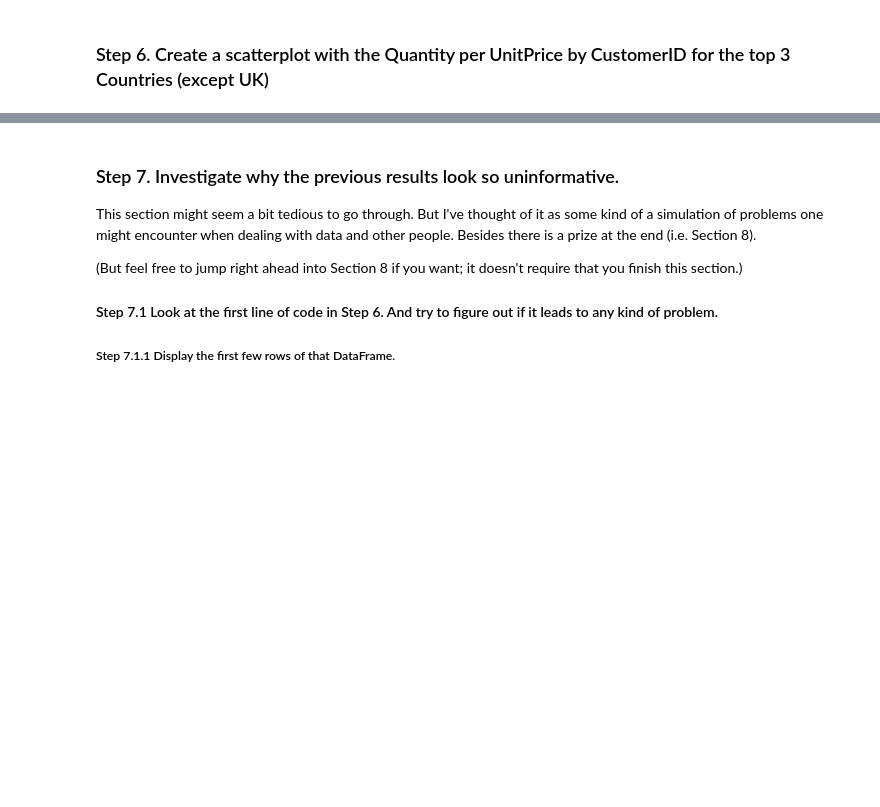
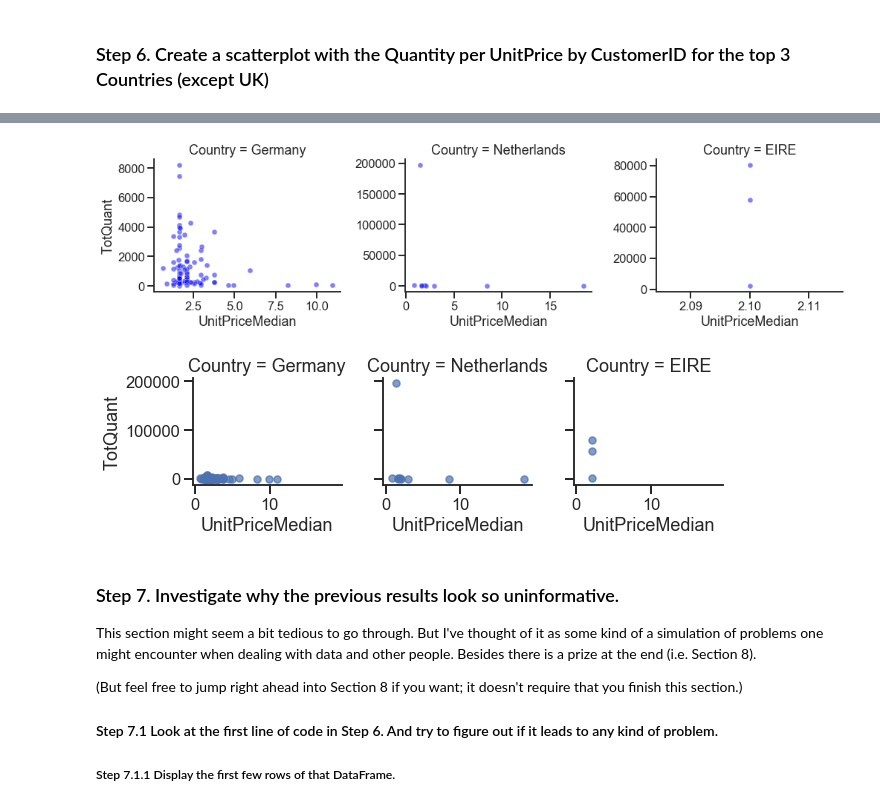
Before and after one commit to SmellyArmure/pandas_exercices_guipsamora, a Jupyter notebook: 07_Visualization/Online_Retail/Exercises.ipynb, the cells around one changed output, grey strips where cells are left out. Drawn from its saved outputs; the diff is of its cells as text; code cells hidden in the pictures; blank space fills up the shorter version.

```diff
--- a/07_Visualization/Online_Retail/Exercises.ipynb
+++ b/07_Visualization/Online_Retail/Exercises.ipynb
@@ -25,4 +86,6 @@ Note: if you receive a utf-8 decode error, set `encoding = 'latin1'` in `pd.read
 # %% [markdown]
 ### Step 5.  Exclude negative Quantity entries
+# %%
+online_rt['Quantity'] = online_rt['Quantity'].where(online_rt['Quantity']>0,np.nan)
 # %% [markdown]
 ### Step 6. Create a scatterplot with the Quantity per UnitPrice by CustomerID for the top 3 Countries (except UK)
@@ -28,0 +96,7 @@ Note: if you receive a utf-8 decode error, set `encoding = 'latin1'` in `pd.read
+# %%
+# 	InvoiceNo 	StockCode 	Description 	Quantity 	InvoiceDate 	UnitPrice 	CustomerID 	Country
+df = online_rt[online_rt['Country'].isin(sel_cnt[0:3])] # 9, 3,95
+df_sel = df[['Quantity', 'UnitPrice', 'CustomerID', 'Country']].groupby(['CustomerID', 'Country'])\
+            .agg({'Quantity': sum, 'UnitPrice': np.median}).reset_index().astype('object')
+df_sel.rename(columns={'Quantity': 'TotQuant', 'UnitPrice': 'UnitPriceMedian'}, inplace=True)
+print(df_sel.shape)
@@ -29,3 +125,22 @@ Note: if you receive a utf-8 decode error, set `encoding = 'latin1'` in `pd.read
+# %%
+sns.set(context='talk', style='ticks',\
+        rc={'axes.facecolor':'w', 'figure.facecolor':'w', 'lines.markersize' : 7,\
+           'lines.markeredgecolor' : 'k', 'lines.markeredgewidth' : 0.5})
+
+# Solution 1
+sns.relplot(data=df_sel, x='UnitPriceMedian', y='TotQuant', col='Country',
+            color='blue', alpha=0.5, palette='tab10', height=4, aspect = 1.2,
+            facet_kws={'sharex':False,'sharey':False})
+
+# Solution 2
+fg = sns.FacetGrid(df_sel, col='Country')
+fg.map(plt.scatter, 'UnitPriceMedian', 'TotQuant', alpha=0.7)
+fg.add_legend()
+
+plt.show()
+# %% [output]
+[figure, added]
+[figure, added]
 # %% [markdown]
 ### Step 7. Investigate why the previous results look so uninformative.
 
```
Also changed, not shown: parts of 26 cells of this notebook, 4 other files.
